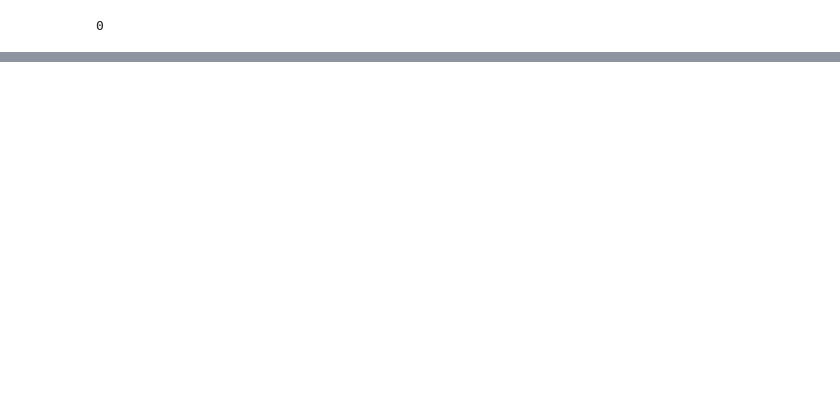
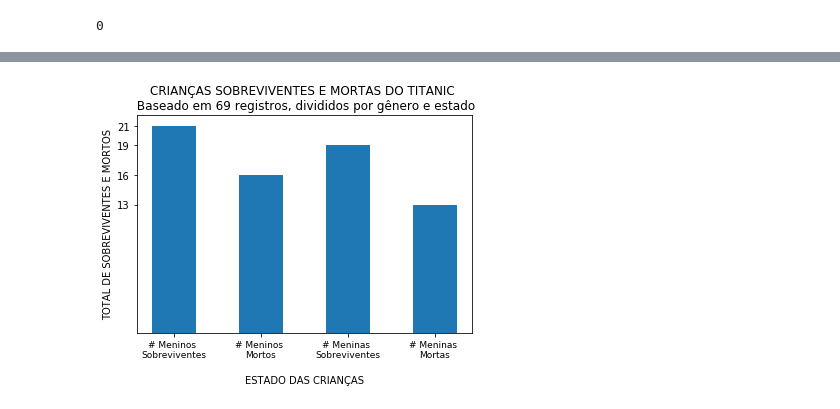
Before and after one commit to Anderson-hrz/ds1-udacity-projeto-02, a Jupyter notebook: projeto-02-analise-titanic.ipynb, the cells around one changed output, grey strips where cells are left out. Saved outputs shown, nothing was run; the diff lists cells and outputs as text; code cells hidden in the pictures; blank space fills up the shorter version.

```diff
--- a/projeto-02-analise-titanic.ipynb
+++ b/projeto-02-analise-titanic.ipynb
@@ -158,0 +187,35 @@ Agora precisamos saber se a idade também influenciou no índice de resgate.
+# %%
+'''
+Conforme imaginamos, as crianças tiveram um melhor índice de salvamento, já que possuem prioridade para tal - assim
+como as mulheres. Do total de crianças presente nos dados, houveram 58% de sobreviventes (40 crianças) e 42% de mortos
+(29 crianças).
+
+Agora vamos ver se houve algum tipo de prioridade entre gêneros de criança.
+'''
+# Descobrindo o total de mortos e sobreviventes para cada gênero (considerando apenas crianças)
+total_boys_survived = ds_titanic.query('Age <= 12.0 and Survived == 1 and Sex == "male"')['Sex'].count()
+total_boys_died = ds_titanic.query('Age <= 12.0 and Survived == 0 and Sex == "male"')['Sex'].count()
+total_girls_survived = ds_titanic.query('Age <= 12.0 and Survived == 1 and Sex == "female"')['Sex'].count()
+total_girls_died = ds_titanic.query('Age <= 12.0 and Survived == 0 and Sex == "female"')['Sex'].count()
+
+# Atribuindo os valores descobertos para uma lista, que será usada no gráfico
+total_children_values = [total_boys_survived, total_boys_died, total_girls_survived, total_girls_died]
+# %%
+# Definindo as legendas para cada item, além de seu posicionamento no gráfico
+children_labels = ['# Meninos \nSobreviventes', '# Meninos \nMortos', '# Meninas \nSobreviventes', '# Meninas \nMortas']
+children_labels_pos = [0,4,8,12]
+
+# Desenhando o gráfico para visualizar os sobreviventes e mortos de cada gênero
+plt.bar(children_labels_pos, total_children_values, width=2)
+plt.xticks(children_labels_pos, children_labels, fontsize=9)
+plt.yticks(total_children_values)
+plt.xlabel('\nESTADO DAS CRIANÇAS')
+plt.ylabel('TOTAL DE SOBREVIVENTES E MORTOS')
+plt.title('CRIANÇAS SOBREVIVENTES E MORTAS DO TITANIC \n Baseado em ' + str(total_boys_survived +
+                                                                      total_boys_died +
+                                                                      total_girls_survived +
+                                                                      total_girls_died) +
+                                                                      ' registros, divididos por gênero e estado')
+plt.show()
+# %% [output]
+[figure, added]
```
Also changed, not shown: parts of 5 cells of this notebook.
